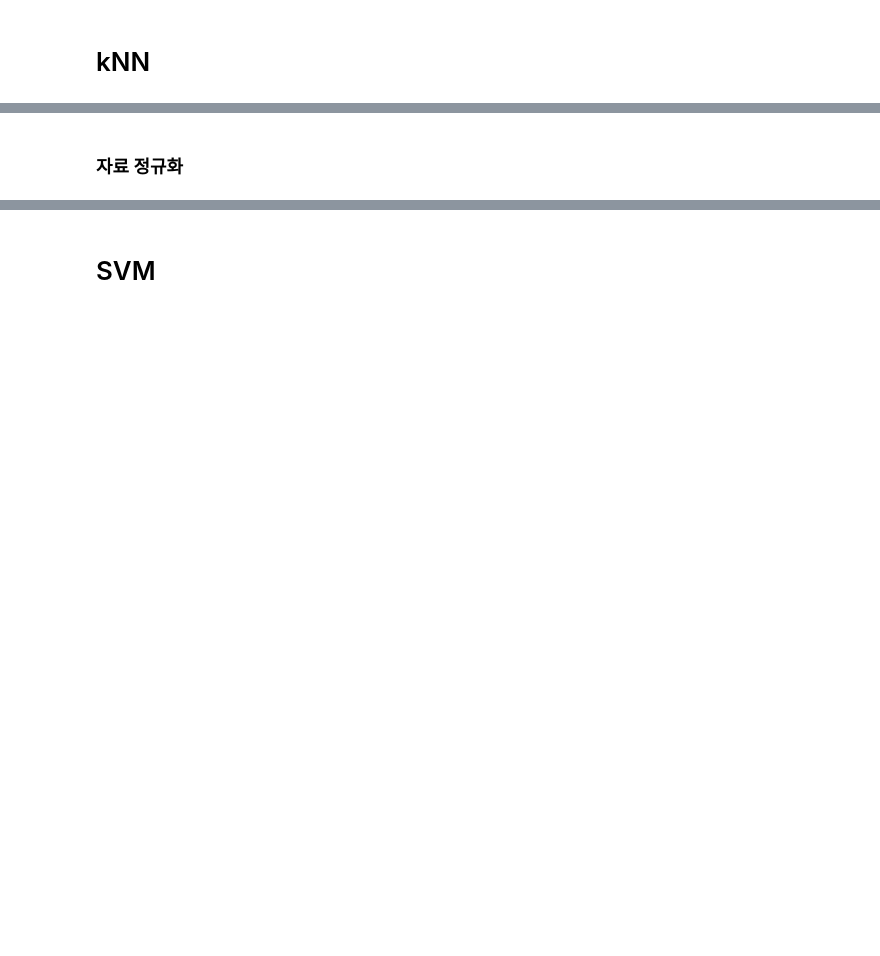
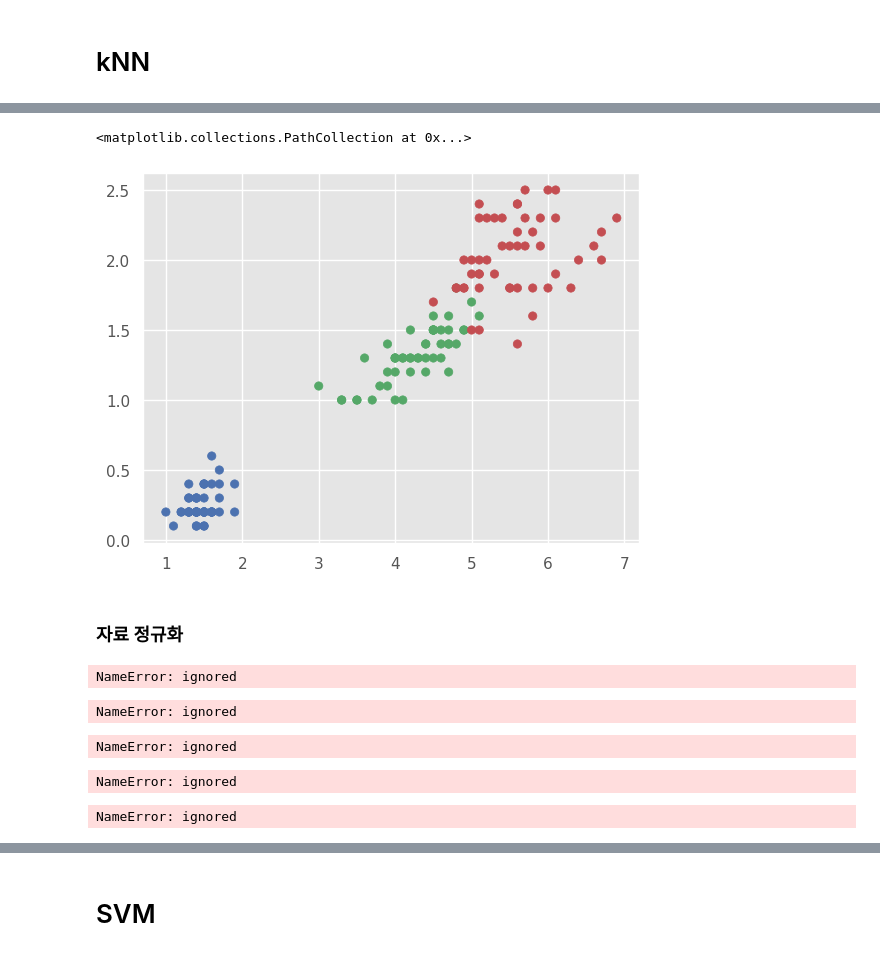
Before and after one commit to gymnopedy01/ictis-2023-ai, a Jupyter notebook: 다운로드/배포_ML_분류.ipynb, the cells around one changed output, grey strips where cells are left out. Cells and saved outputs as stored; diff of their text form; code cells hidden in the pictures; blank space fills up the shorter version.

```diff
--- a/다운로드/배포_ML_분류.ipynb
+++ b/다운로드/배포_ML_분류.ipynb
@@ -7,0 +14,4 @@ sklearn.__version__
+# %%
+iris = load_iris(as_frame=True)
+df = iris.frame
+df.head()
@@ -8,14 +25,17 @@ sklearn.__version__
 # %%
-def setcolor( ):
+def setcolor(s):
     color = []
-    colors = [  ]
-    for i in :
-        color.append( )
+    colors = [ 'b','g','r' ]
+    for i in s.values:
+        color.append( colors[i] )
     return color
 # %%
 plt.scatter(x=df['petal length (cm)'],
             y=df['petal width (cm)'],
-            color =   )
+            color = setcolor(df['target']) )
+# %% [output]
+<matplotlib.collections.PathCollection at 0x...>
+[figure, added]
 # %% [markdown]
 ### 자료 정규화
 # %%
@@ -28,6 +48,26 @@ def dispConfusionMatrix(y_true, y_pred):
     plt.xlabel( )
     plt.ylabel(  )
     plt.show()
+# %%
+print(classification_report(y_test, pred))
+# %% [output]
+NameError: ignored
+# %%
+y_test != pred
+# %% [output]
+NameError: ignored
+# %%
+y_test[ytest!=pred]
+# %% [output]
+NameError: ignored
+# %%
+(y_test[y_test != pred]).index
+# %% [output]
+NameError: ignored
+# %%
+edf = df.iloc[(y_test[y_test!=pred]).index, :]
+# %% [output]
+NameError: ignored
 # %%
 # 데이터 & 예측결과 표시하기
 plt.figure(figsize=(5,5))
```
Also changed, not shown: parts of 11 cells of this notebook.
